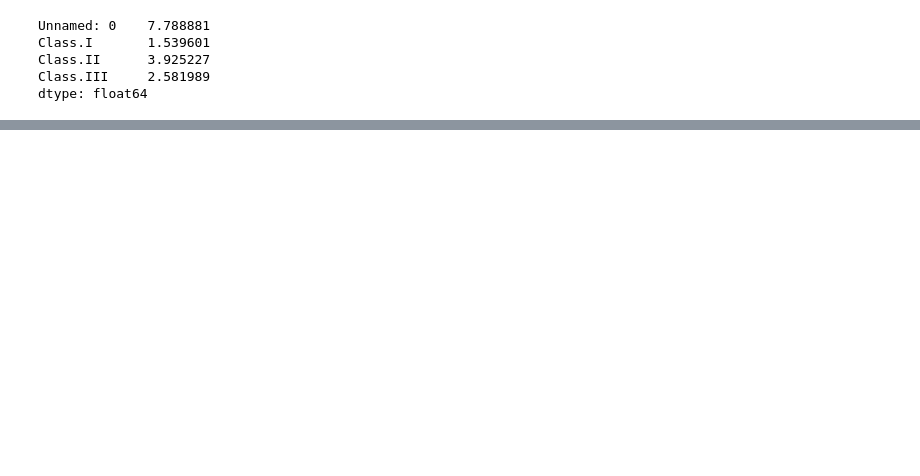
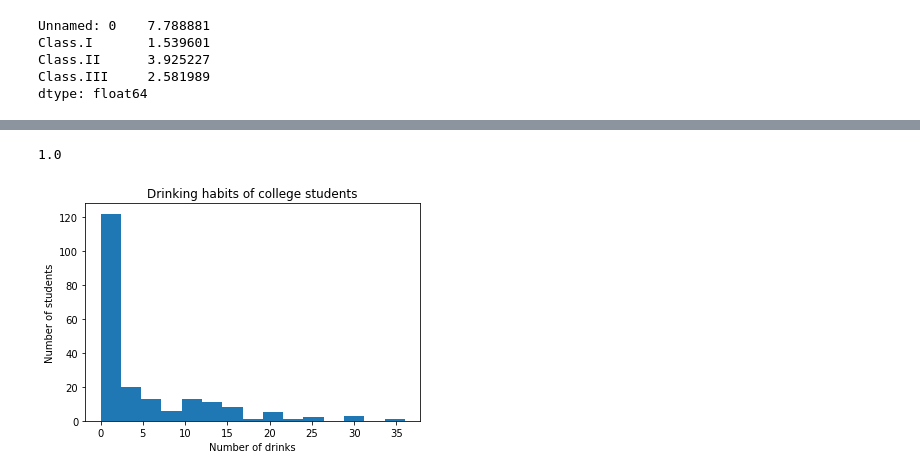
Before and after one commit to uoflCoder/StanfordStats, a Jupyter notebook: Examining Distributions.ipynb, the cells around one changed output, grey strips where cells are left out. Drawn from its saved outputs; the diff is of its cells as text; code cells hidden in the pictures; blank space fills up the shorter version.

```diff
--- a/Examining Distributions.ipynb
+++ b/Examining Distributions.ipynb
@@ -133,0 +148,5 @@ dtype: float64
+# %%
+import pandas as pd
+import numpy as np
+drinking = pd.read_csv('Drinking.csv')
+drinking.describe()
@@ -133,0 +163,15 @@ dtype: float64
+# %%
+drinking = drinking.dropna()
+print(np.median(drinking['Alcohol']))
+# %% [output]
+1.0
+# %%
+import matplotlib.pyplot as plt
+plt.hist(drinking['Alcohol'], bins = 15)
+plt.title("Drinking habits of college students")
+plt.xlabel("Number of drinks")
+plt.ylabel("Number of students")
+
+plt.show()
+# %% [output]
+[figure, added]
```
Also changed, not shown: parts of 8 cells of this notebook, 1 other file.
